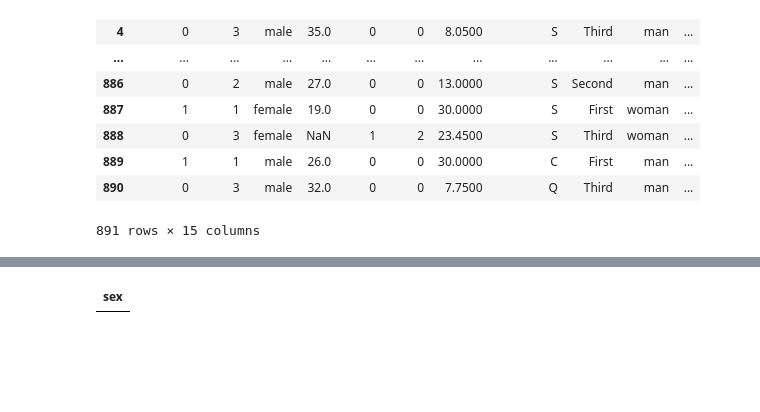
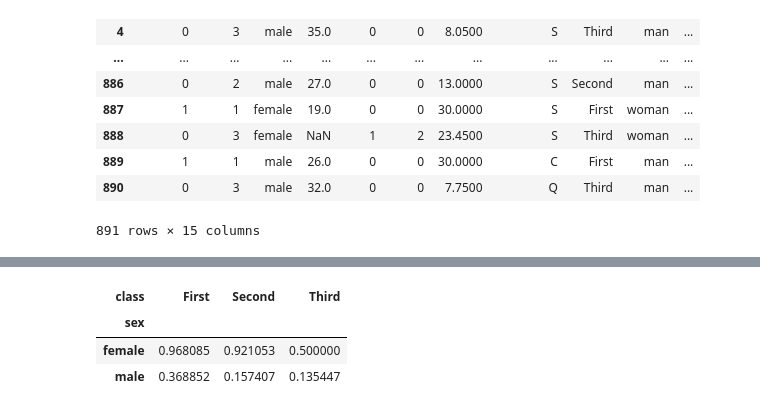
Before and after one commit to Maru230403/DataAnalysis-2023.09, a Jupyter notebook: 02.Pandas/08.그룹분석.ipynb, the cells around one changed output, grey strips where cells are left out. Drawn from its saved outputs; the diff is of its cells as text; code cells hidden in the pictures; blank space fills up the shorter version.

```diff
--- a/02.Pandas/08.그룹분석.ipynb
+++ b/02.Pandas/08.그룹분석.ipynb
@@ -315,8 +318,8 @@ tips.pivot_table('tip_pct','size',aggfunc=['mean','std'])
 # %% [markdown]
 ![Alt text](image-6.png)
 # %%
-titanic = sns.load_dataset('titanic')
-titanic
+df = sns.load_dataset('titanic')
+df
 # %% [output]
 |  | survived | pclass | sex | age | sibsp | parch | fare | embarked | class | who | ... |
 | 0 | 0 | 3 | male | 22.0 | 1 | 0 | 7.2500 | S | Third | man | ... |
@@ -333,5 +336,4 @@ titanic
 891 rows × 15 columns
 # %%
 # 1. qcut 명령으로 세 개의 나이 그룹을 만든다.
-titanic['age_group']= pd.qcut(titanic.age, 3, labels=['청년','중년','노인']).astype(str)
-titanic.head()
+df['age_group']= pd.qcut(df.age, 3, labels=['A1','A2','A3'])
@@ -352,5 +352,8 @@ TypeError: unsupported operand type(s) for /: 'str' and 'int'
 # %%
 # 3. 성별 및 선실에 의한 생존율을 피봇 데이터 형태로 만든다.
-titanic.pivot_table('survival_rate','sex','pclass',aggfunc=['mean'])
+df.pivot_table('survived','sex','class')
 # %% [output]
-| sex |
+| class | First | Second | Third |
+| sex |  |  |  |
+| female | 0.968085 | 0.921053 | 0.500000 |
+| male | 0.368852 | 0.157407 | 0.135447 |
```
Also changed, not shown: parts of 7 cells of this notebook, 7 other files.
